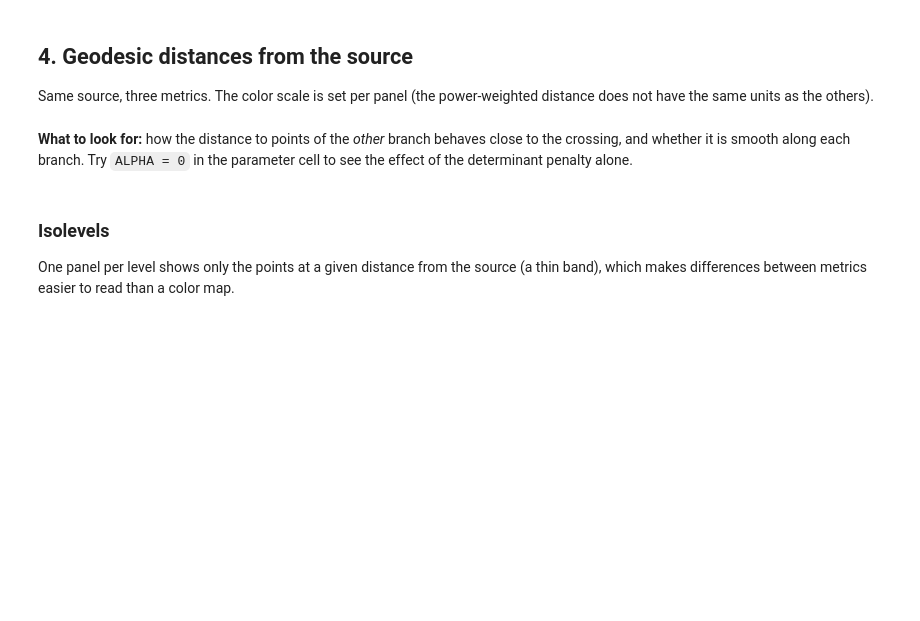
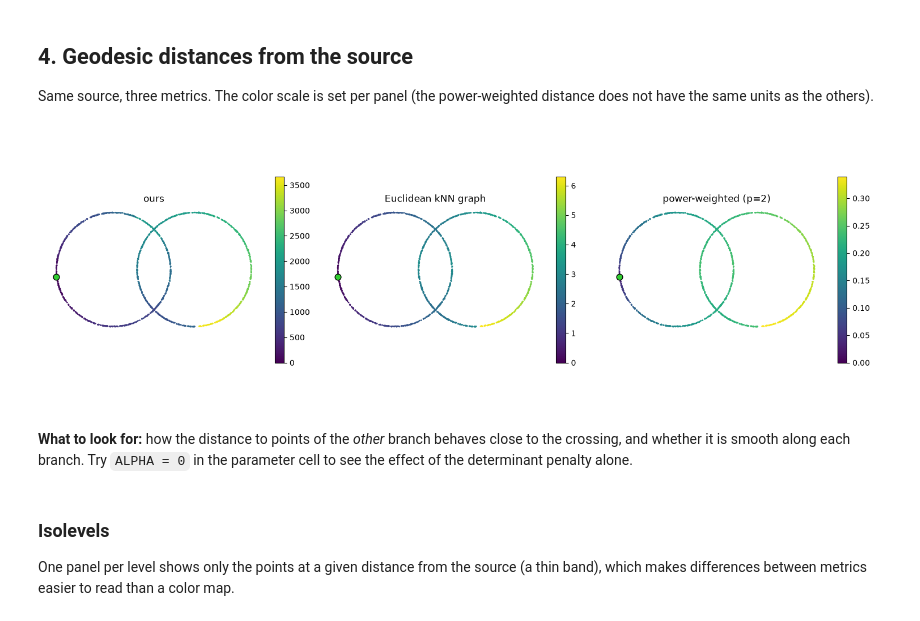
Before and after one commit to EmilienGanier/CovBIM, a Jupyter notebook: experiments/notebooks/00_quickstart.ipynb, the cells around one changed output. Drawn from its saved outputs; the diff is of its cells as text; code cells hidden in the pictures; blank space fills up the shorter version.

```diff
--- a/experiments/notebooks/00_quickstart.ipynb
+++ b/experiments/notebooks/00_quickstart.ipynb
@@ -88,16 +101,24 @@ plt.show()
 
 Same source, three metrics. The color scale is set per panel (the power-weighted distance does not have the same units as the others).
 # %%
-d = gm.distances_from(source)   # beta-selected paths, re-measured with beta = 1 (Riemannian length)
+d = gm.distances_from(source, True)   # beta-selected paths, re-measured with beta = 1 (Riemannian length)
+# d, pred, order = gm.shortest_paths(source)  # same as above
+
+# print(gm.)
+
+# print(gm._weighter.weight(0, 5, True), gm._weighter.weight(0, 5, False))
+# print(gm._weighter.tree_lengths(pred, order, source, True)[:10],gm._weighter.tree_lengths(pred, order, source, False)[:10])
 
 d_euc = cb.baselines.BASELINES["euclidean"](cloud.points, source, k=GRAPH_K)
 d_fer = cb.baselines.BASELINES["fermat"](cloud.points, source, k=GRAPH_K, p=BETA)
 
 fig, axes = plt.subplots(1, 3, figsize=(15, 5))
 for ax, (name, dist) in zip(axes, [("ours", d), ("Euclidean kNN graph", d_euc), (f"power-weighted (p={BETA:g})", d_fer)]):
     cb.viz.plot_distance_field(cloud.points, dist, source=source, ax=ax, title=name)
 plt.tight_layout()
 plt.show()
+# %% [output]
+[figure, added]
 # %% [markdown]
 **What to look for:** how the distance to points of the *other* branch behaves close to the crossing, and whether it is smooth along each branch. Try `ALPHA = 0` in the parameter cell to see the effect of the determinant penalty alone.
 # %% [markdown]
```
Also changed, not shown: parts of 9 cells of this notebook, 2 other files.
